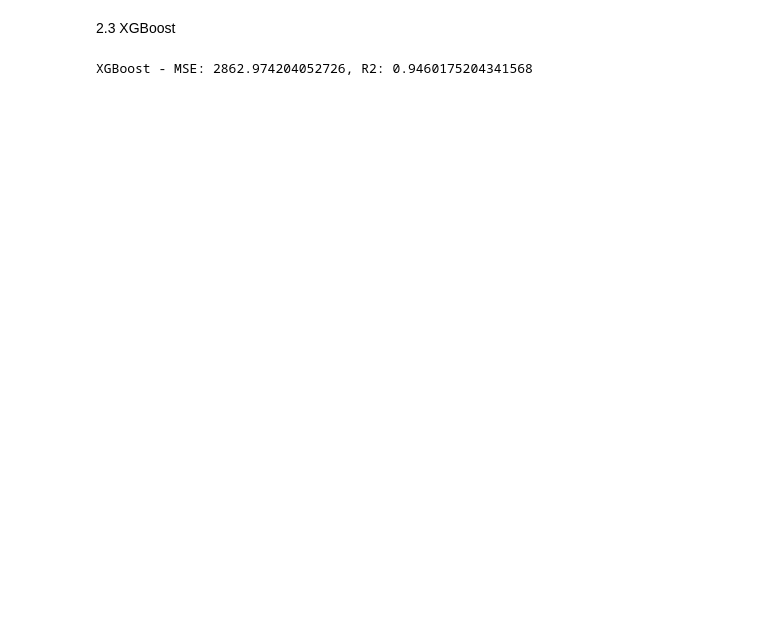
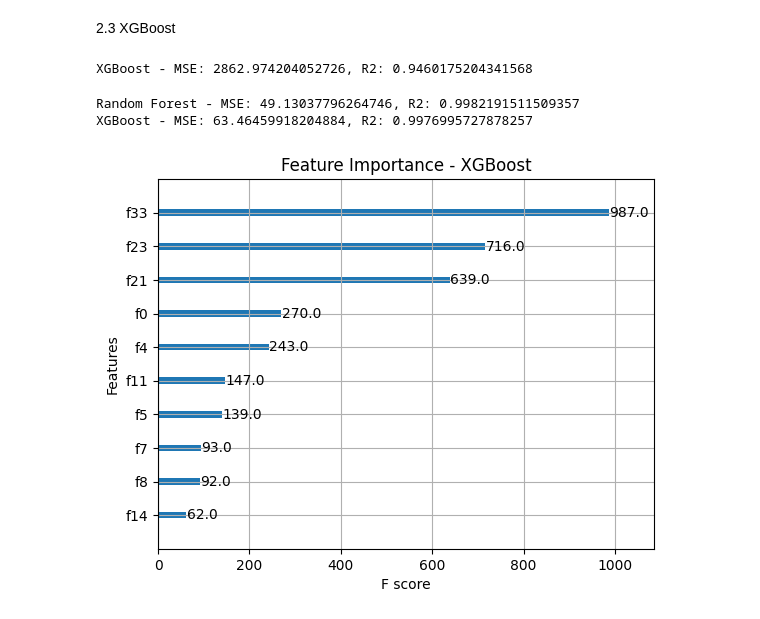
Before and after one commit to duresaguye/AlphaCare-Insurance-Solutions-data-analytics, a Jupyter notebook: model/stat_modeling.ipynb, the cells around one changed output. Cells and saved outputs as stored; diff of their text form; code cells hidden in the pictures; blank space fills up the shorter version.

Commit message:
Feature importance using Random added

```diff
--- a/model/stat_modeling.ipynb
+++ b/model/stat_modeling.ipynb
@@ -144,3 +142,46 @@ r2_xgb = r2_score(y_test, y_pred_xgb)
 print(f"XGBoost - MSE: {mse_xgb}, R2: {r2_xgb}")
 # %% [output]
 XGBoost - MSE: 2862.974204052726, R2: 0.9460175204341568
+# %%
+from sklearn.ensemble import RandomForestRegressor
+from sklearn.metrics import mean_squared_error, r2_score
+import xgboost as xgb
+from sklearn.model_selection import train_test_split
+
+# Split data into training and test sets (replace with your actual data)
+X_train, X_test, y_train, y_test = train_test_split(X, y, test_size=0.2, random_state=42)
+
+# Random Forest Model
+rf_model = RandomForestRegressor(n_estimators=100, random_state=42)
+rf_model.fit(X_train, y_train)
+y_pred_rf = rf_model.predict(X_test)
+
+# XGBoost Model
+xgb_model = xgb.XGBRegressor(objective='reg:squarederror', n_estimators=100, random_state=42)
+xgb_model.fit(X_train, y_train)
+y_pred_xgb = xgb_model.predict(X_test)
+
+# Evaluation for Random Forest
+mse_rf = mean_squared_error(y_test, y_pred_rf)
+r2_rf = r2_score(y_test, y_pred_rf)
+
+# Evaluation for XGBoost
+mse_xgb = mean_squared_error(y_test, y_pred_xgb)
+r2_xgb = r2_score(y_test, y_pred_xgb)
+
+# Print results for both models
+print(f"Random Forest - MSE: {mse_rf}, R2: {r2_rf}")
+print(f"XGBoost - MSE: {mse_xgb}, R2: {r2_xgb}")
+# %% [output]
+Random Forest - MSE: 49.13037796264746, R2: 0.9982191511509357
+XGBoost - MSE: 63.46459918204884, R2: 0.9976995727878257
+# %%
+import matplotlib.pyplot as plt
+import xgboost as xgb
+
+# Feature importance using XGBoost
+xgb.plot_importance(xgb_model, importance_type='weight', max_num_features=10)
+plt.title('Feature Importance - XGBoost')
+plt.show()
+# %% [output]
+[figure, added]
```
Also changed, not shown: parts of 7 cells of this notebook.
